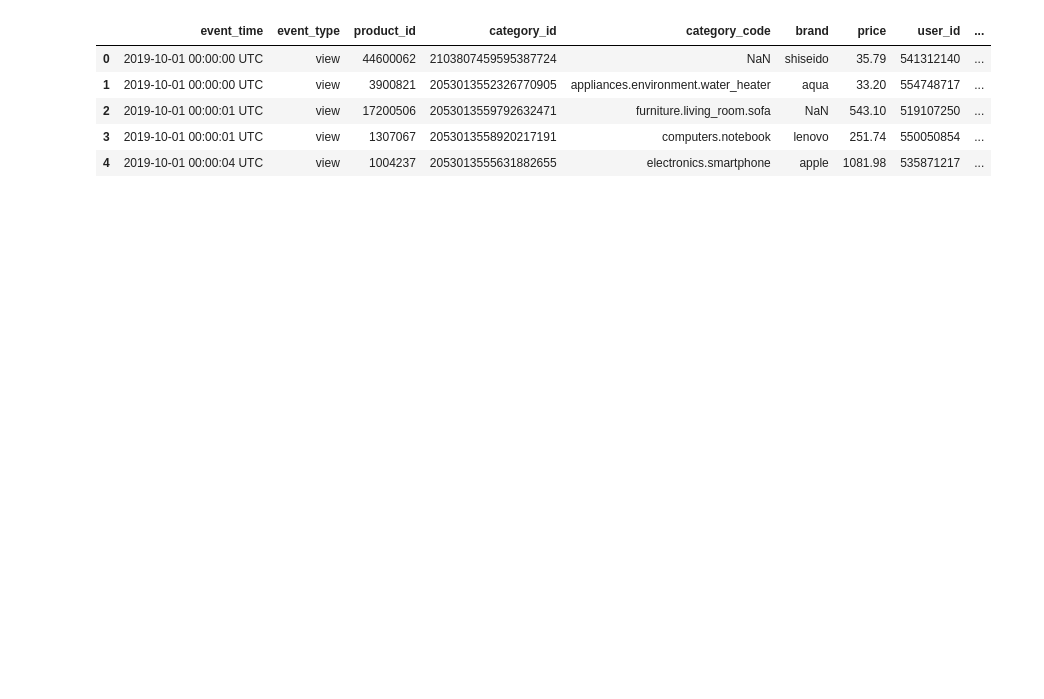
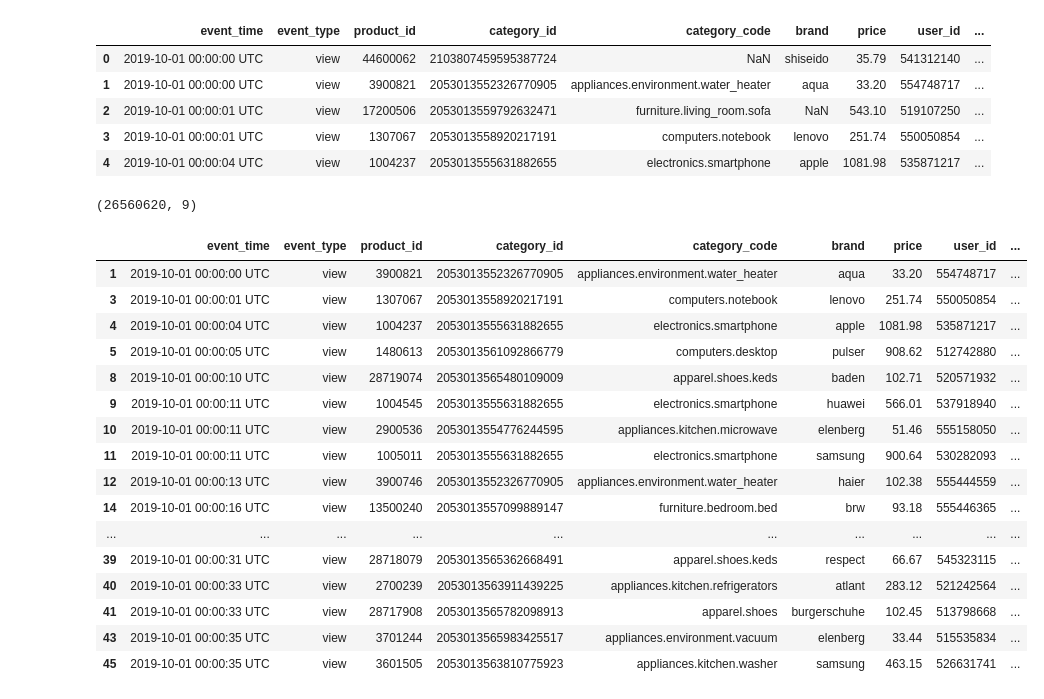
Before and after one commit to Senoirpro/Product-recommendation-for-e-commerce, a Jupyter notebook: Back-end/Machine Learning/senoir.ipynb, the cells around one changed output. Drawn from its saved outputs; the diff is of its cells as text; code cells hidden in the pictures; blank space fills up the shorter version.

```diff
--- a/Back-end/Machine Learning/senoir.ipynb
+++ b/Back-end/Machine Learning/senoir.ipynb
@@ -3,7 +3,7 @@
 # %%
 import pandas as pd
-data = pd.read_csv("kaggle/2019-Oct.csv")
-data.head()
+df = pd.read_csv("drive/MyDrive/Dataset/2019-Oct.csv")
+df.head()
 # %% [output]
 |  | event_time | event_type | product_id | category_id | category_code | brand | price | user_id | ... |
 | 0 | 2019-10-01 00:00:00 UTC | view | 44600062 | 2103807459595387724 | NaN | shiseido | 35.79 | 541312140 | ... |
@@ -11,3 +11,28 @@ data.head()
 | 2 | 2019-10-01 00:00:01 UTC | view | 17200506 | 2053013559792632471 | furniture.living_room.sofa | NaN | 543.10 | 519107250 | ... |
 | 3 | 2019-10-01 00:00:01 UTC | view | 1307067 | 2053013558920217191 | computers.notebook | lenovo | 251.74 | 550050854 | ... |
 | 4 | 2019-10-01 00:00:04 UTC | view | 1004237 | 2053013555631882655 | electronics.smartphone | apple | 1081.98 | 535871217 | ... |
+# %%
+df1 = df.dropna()
+df1.shape
+# %% [output]
+(26560620, 9)
+# %%
+df1.head(30)
+# %% [output]
+|  | event_time | event_type | product_id | category_id | category_code | brand | price | user_id | ... |
+| 1 | 2019-10-01 00:00:00 UTC | view | 3900821 | 2053013552326770905 | appliances.environment.water_heater | aqua | 33.20 | 554748717 | ... |
+| 3 | 2019-10-01 00:00:01 UTC | view | 1307067 | 2053013558920217191 | computers.notebook | lenovo | 251.74 | 550050854 | ... |
+| 4 | 2019-10-01 00:00:04 UTC | view | 1004237 | 2053013555631882655 | electronics.smartphone | apple | 1081.98 | 535871217 | ... |
+| 5 | 2019-10-01 00:00:05 UTC | view | 1480613 | 2053013561092866779 | computers.desktop | pulser | 908.62 | 512742880 | ... |
+| 8 | 2019-10-01 00:00:10 UTC | view | 28719074 | 2053013565480109009 | apparel.shoes.keds | baden | 102.71 | 520571932 | ... |
+| 9 | 2019-10-01 00:00:11 UTC | view | 1004545 | 2053013555631882655 | electronics.smartphone | huawei | 566.01 | 537918940 | ... |
+| 10 | 2019-10-01 00:00:11 UTC | view | 2900536 | 2053013554776244595 | appliances.kitchen.microwave | elenberg | 51.46 | 555158050 | ... |
+| 11 | 2019-10-01 00:00:11 UTC | view | 1005011 | 2053013555631882655 | electronics.smartphone | samsung | 900.64 | 530282093 | ... |
+| 12 | 2019-10-01 00:00:13 UTC | view | 3900746 | 2053013552326770905 | appliances.environment.water_heater | haier | 102.38 | 555444559 | ... |
+| 14 | 2019-10-01 00:00:16 UTC | view | 13500240 | 2053013557099889147 | furniture.bedroom.bed | brw | 93.18 | 555446365 | ... |
+| ... | ... | ... | ... | ... | ... | ... | ... | ... | ... |
+| 39 | 2019-10-01 00:00:31 UTC | view | 28718079 | 2053013565362668491 | apparel.shoes.keds | respect | 66.67 | 545323115 | ... |
+| 40 | 2019-10-01 00:00:33 UTC | view | 2700239 | 2053013563911439225 | appliances.kitchen.refrigerators | atlant | 283.12 | 521242564 | ... |
+| 41 | 2019-10-01 00:00:33 UTC | view | 28717908 | 2053013565782098913 | apparel.shoes | burgerschuhe | 102.45 | 513798668 | ... |
+| 43 | 2019-10-01 00:00:35 UTC | view | 3701244 | 2053013565983425517 | appliances.environment.vacuum | elenberg | 33.44 | 515535834 | ... |
+| 45 | 2019-10-01 00:00:35 UTC | view | 3601505 | 2053013563810775923 | appliances.kitchen.washer | samsung | 463.15 | 526631741 | ... |
```
Also changed, not shown: parts of 80 cells of this notebook.
